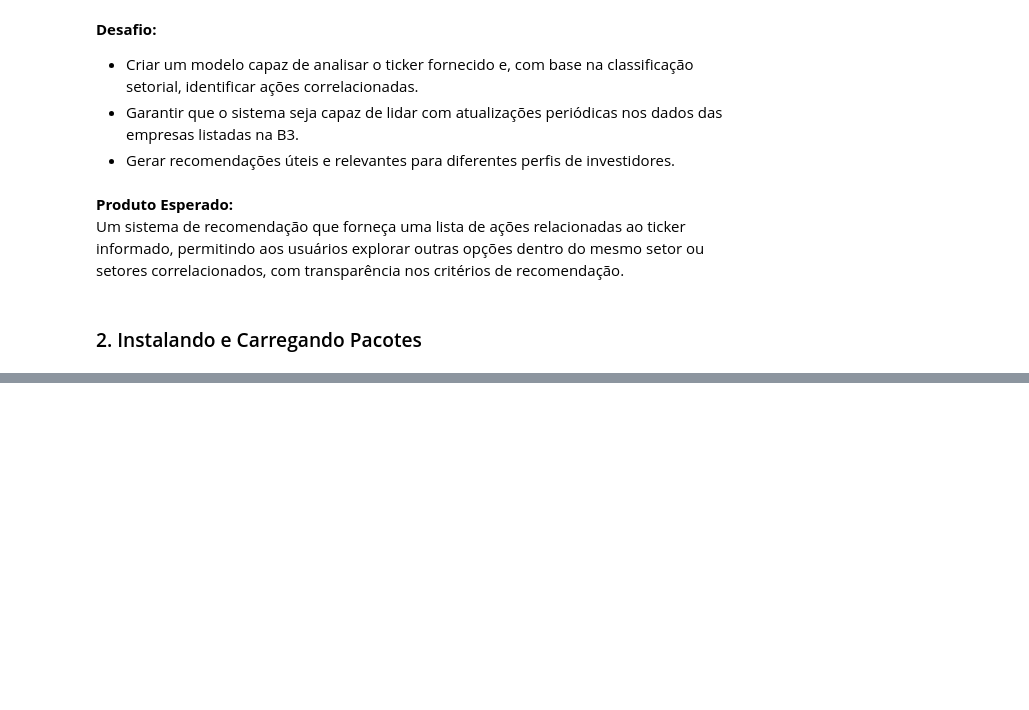
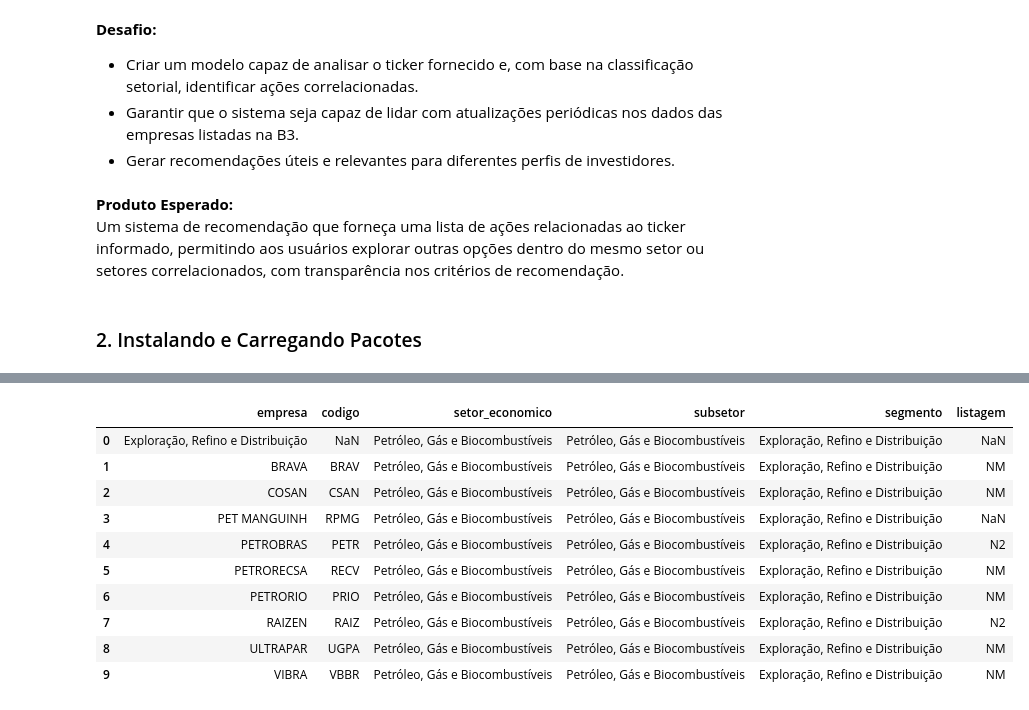
Before and after one commit to rafa-fsantos/recomendAcoes, a Jupyter notebook: projeto.ipynb, the cells around one changed output, grey strips where cells are left out. Drawn from its saved outputs; the diff is of its cells as text; code cells hidden in the pictures; blank space fills up the shorter version.

```diff
--- a/projeto.ipynb
+++ b/projeto.ipynb
@@ -223,0 +171,46 @@ teste(df).head(25)
+# %%
+# Preenchendo valores ausentes nas colunas 'setor_economico' e 'subsetor' com valores válidos
+#  anteriores (forward fill).
+
+# Para a coluna 'setor_economico':
+# - O método `where` é usado para preservar os valores atuais da coluna onde a condição é verdadeira.
+# - A condição verifica se o valor na coluna 'codigo' não é nulo (notna()) OU se o valor na própria
+# coluna 'setor_economico' não é nulo.
+# - Caso a condição seja falsa, o valor será preenchido com o último valor válido anterior,
+# utilizando o método `ffill` (forward fill).
+df_ajustado['setor_economico'] = df_ajustado['setor_economico'].where(df_ajustado['codigo'].notna() | \
+                                                                      df_ajustado['setor_economico'].notna()).ffill()
+
+# Para a coluna 'subsetor':
+# - A lógica é a mesma aplicada à coluna 'setor_economico'.
+# - Os valores são preservados onde 'codigo' não é nulo OU 'subsetor' não é nulo.
+# - Caso contrário, os valores ausentes são preenchidos com o último valor válido anterior,
+# utilizando o método `ffill`.
+df_ajustado['subsetor'] = df_ajustado['subsetor'].where(df_ajustado['codigo'].notna() | \
+                                                        df_ajustado['subsetor'].notna()).ffill()
+# %%
+# Preenchendo valores ausentes na coluna 'segmento' com o último valor válido anterior (forward fill),
+# mas apenas para linhas onde a coluna 'codigo' é nula (isna()).
+
+# Explicação do funcionamento:
+# - O método `where` preserva os valores atuais da coluna 'segmento' apenas nas linhas onde a
+# condição é verdadeira.
+# - A condição verifica se o valor na coluna 'codigo' é nulo (isna()).
+# - Para as linhas onde a condição é falsa (ou seja, onde 'codigo' NÃO é nulo), os valores ausentes
+# são preenchidos com o último valor válido anterior, utilizando o método `ffill` (forward fill).
+df_ajustado['segmento'] = df_ajustado['segmento'].where(df_ajustado['codigo'].isna()).ffill()
+# %%
+# Visualizando o dataset
+df_ajustado.head(10)
+# %% [output]
+|  | empresa | codigo | setor_economico | subsetor | segmento | listagem |
+| 0 | Exploração, Refino e Distribuição | NaN | Petróleo, Gás e Biocombustíveis | Petróleo, Gás e Biocombustíveis | Exploração, Refino e Distribuição | NaN |
+| 1 | BRAVA | BRAV | Petróleo, Gás e Biocombustíveis | Petróleo, Gás e Biocombustíveis | Exploração, Refino e Distribuição | NM |
+| 2 | COSAN | CSAN | Petróleo, Gás e Biocombustíveis | Petróleo, Gás e Biocombustíveis | Exploração, Refino e Distribuição | NM |
+| 3 | PET MANGUINH | RPMG | Petróleo, Gás e Biocombustíveis | Petróleo, Gás e Biocombustíveis | Exploração, Refino e Distribuição | NaN |
+| 4 | PETROBRAS | PETR | Petróleo, Gás e Biocombustíveis | Petróleo, Gás e Biocombustíveis | Exploração, Refino e Distribuição | N2 |
+| 5 | PETRORECSA | RECV | Petróleo, Gás e Biocombustíveis | Petróleo, Gás e Biocombustíveis | Exploração, Refino e Distribuição | NM |
+| 6 | PETRORIO | PRIO | Petróleo, Gás e Biocombustíveis | Petróleo, Gás e Biocombustíveis | Exploração, Refino e Distribuição | NM |
+| 7 | RAIZEN | RAIZ | Petróleo, Gás e Biocombustíveis | Petróleo, Gás e Biocombustíveis | Exploração, Refino e Distribuição | N2 |
+| 8 | ULTRAPAR | UGPA | Petróleo, Gás e Biocombustíveis | Petróleo, Gás e Biocombustíveis | Exploração, Refino e Distribuição | NM |
+| 9 | VIBRA | VBBR | Petróleo, Gás e Biocombustíveis | Petróleo, Gás e Biocombustíveis | Exploração, Refino e Distribuição | NM |
```
Also changed, not shown: parts of 48 cells of this notebook, 1 other file.
